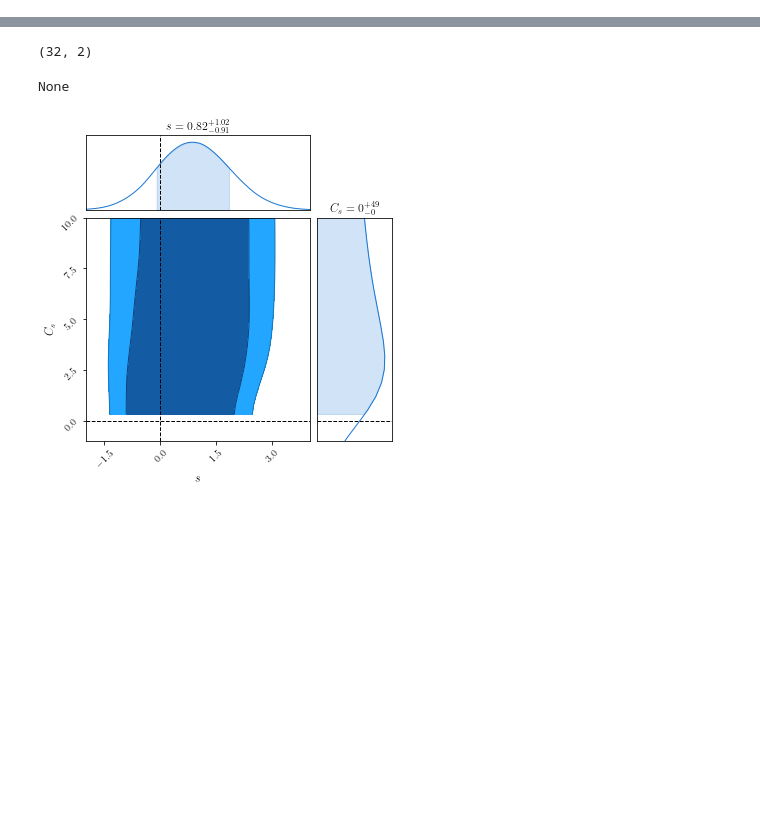
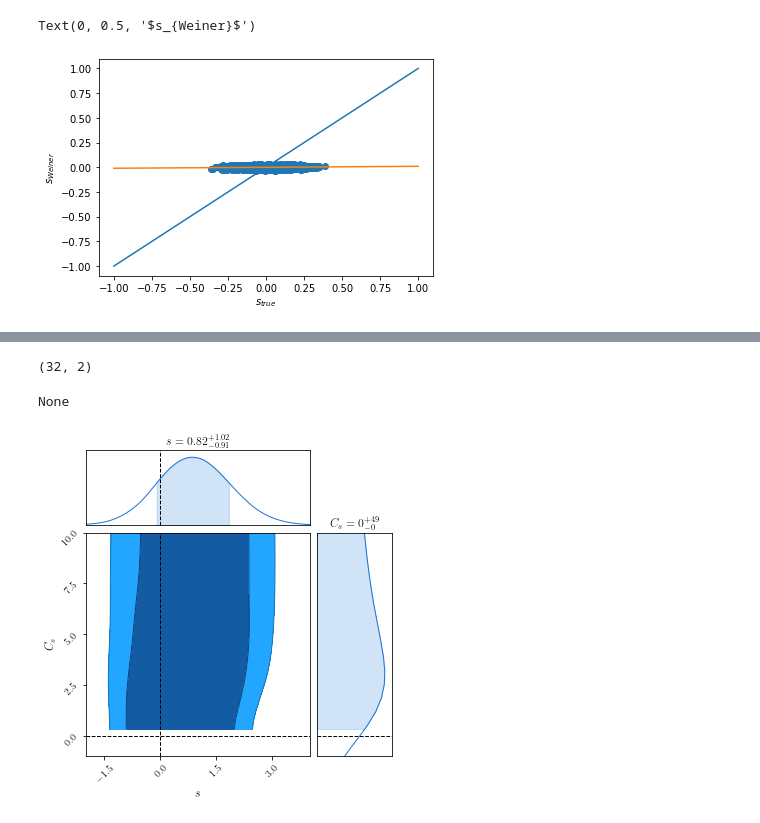
Before and after one commit to dodelson/aiphysics, a Jupyter notebook: weiner_emcee.ipynb, the cells around one changed output, grey strips where cells are left out. Drawn from its saved outputs; the diff is of its cells as text; code cells hidden in the pictures; blank space fills up the shorter version.

```diff
--- a/weiner_emcee.ipynb
+++ b/weiner_emcee.ipynb
@@ -16,0 +118,24 @@ def log_prob(x, d, CN):
+# %%
+##low CS
+np.random.seed(seed=41)
+xml=[]
+sarr=[]
+csarr=[]
+rat=[]
+weiner=[]
+CS=.1**2
+for i in range(10000):
+    n=np.random.normal(size=1)
+    s=.1*np.random.normal(size=1)
+    sarr.append(s)
+    d=s+n
+    weiner.append(d*CS/(1.+CS))
+# %%
+plt.scatter(sarr,weiner,label='$C_s=0.01C_n$')
+plt.plot([-1,1],[-1,1])
+plt.plot([-1,1],[-.01,.01])
+plt.xlabel('$s_{true}$')
+plt.ylabel('$s_{Weiner}$')
+# %% [output]
+Text(0, 0.5, '$s_{Weiner}$')
+[figure, added]
```
Also changed, not shown: parts of 21 cells of this notebook, 1 other file.
